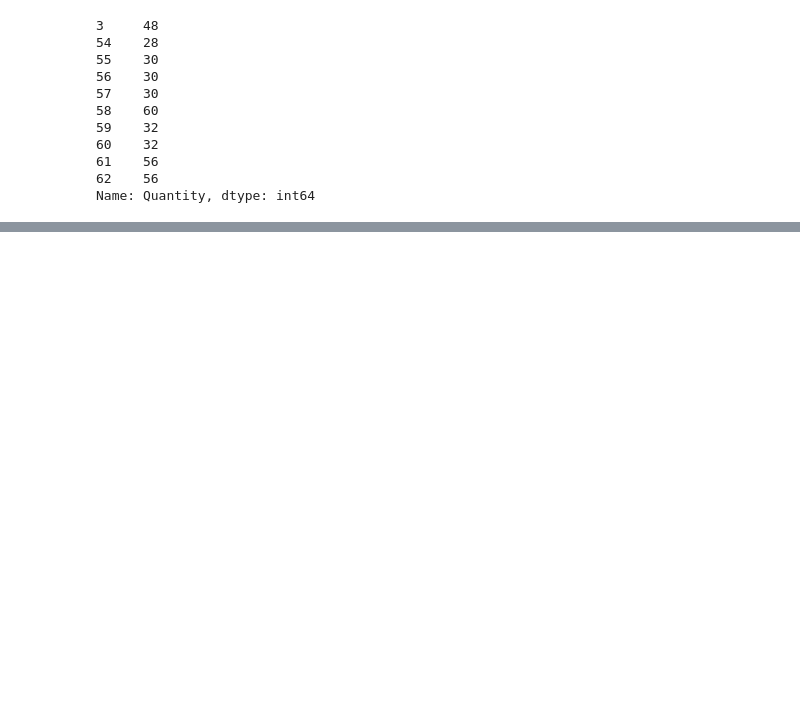
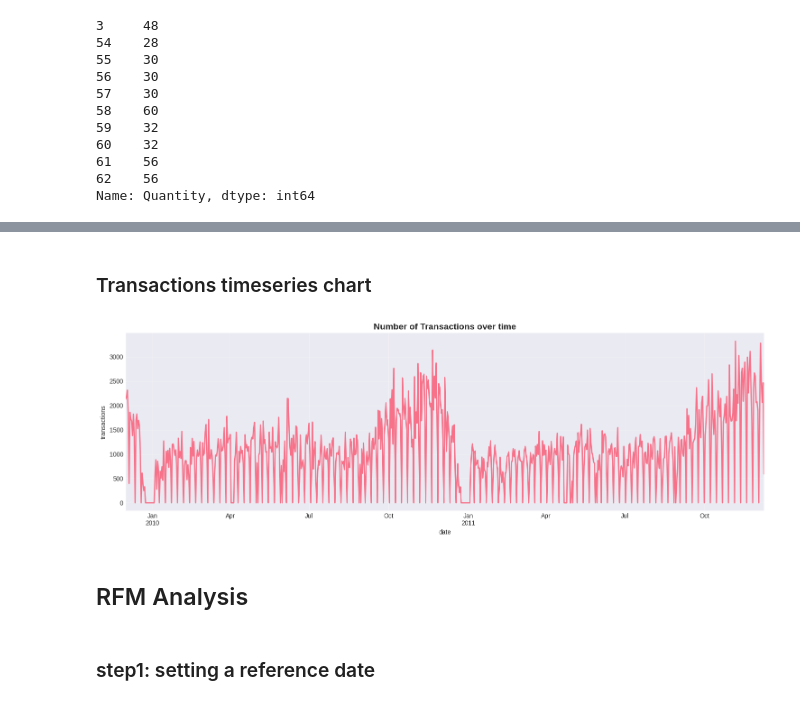
Before and after one commit to Ali-Zabiiihian/moq-price-analysis, a Jupyter notebook: moq price analysis.ipynb, the cells around one changed output, grey strips where cells are left out. Drawn from its saved outputs; the diff is of its cells as text; code cells hidden in the pictures; blank space fills up the shorter version.

```diff
--- a/moq price analysis.ipynb
+++ b/moq price analysis.ipynb
@@ -935,0 +988,18 @@ ax1.axvline(df['Quantity'].median(), color='green', linestyle='--', linewidth=2,
+# %% [markdown]
+### Transactions timeseries chart
+# %%
+plt.figure(figsize=(15, 5))
+df.set_index('InvoiceDate').resample('D')['Invoice'].count().plot(linewidth=2)
+plt.title('Number of Transactions over time', fontsize=14, weight='bold')
+plt.xlabel('date')
+plt.ylabel('transactions')
+plt.grid(True, alpha=0.3)
+plt.tight_layout()
+plt.savefig('eda_time_series.png', dpi=300, bbox_inches='tight')
+plt.show()
+# %% [output]
+[figure, added]
+# %% [markdown]
+## RFM Analysis
+# %% [markdown]
+### step1: setting a reference date
```
Also changed, not shown: parts of 31 cells of this notebook.
